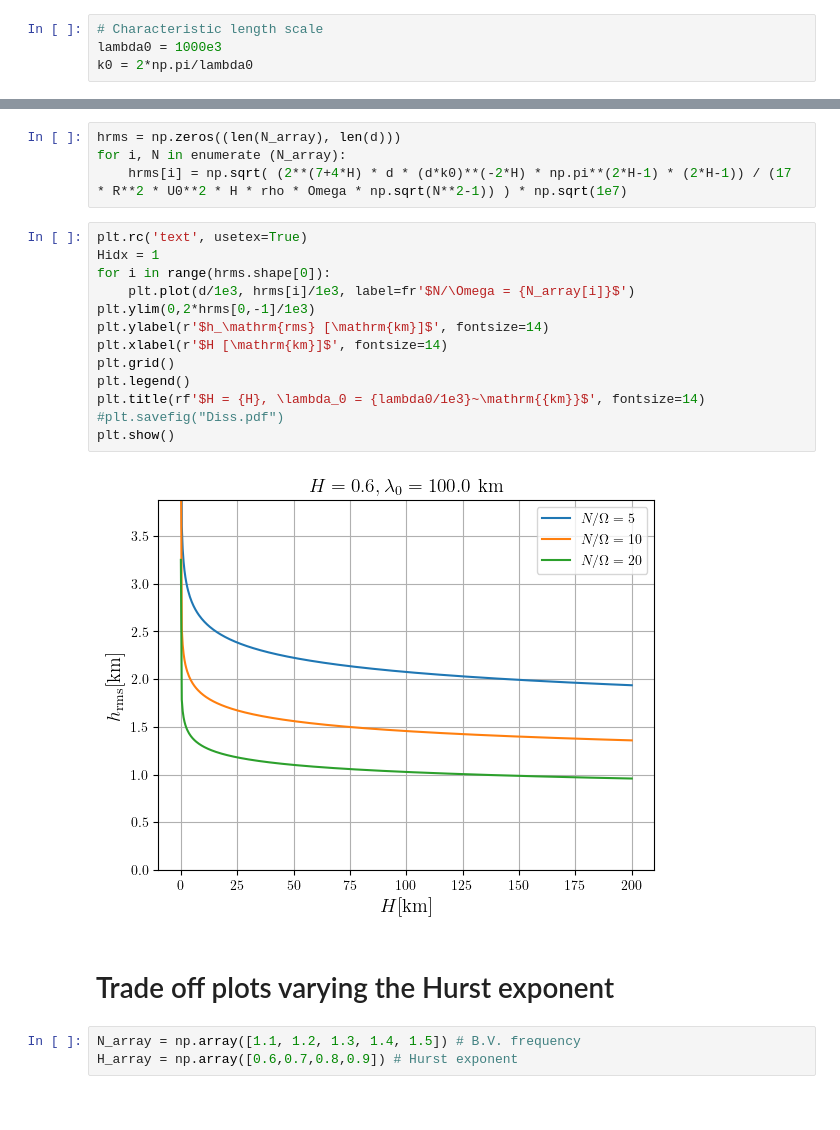
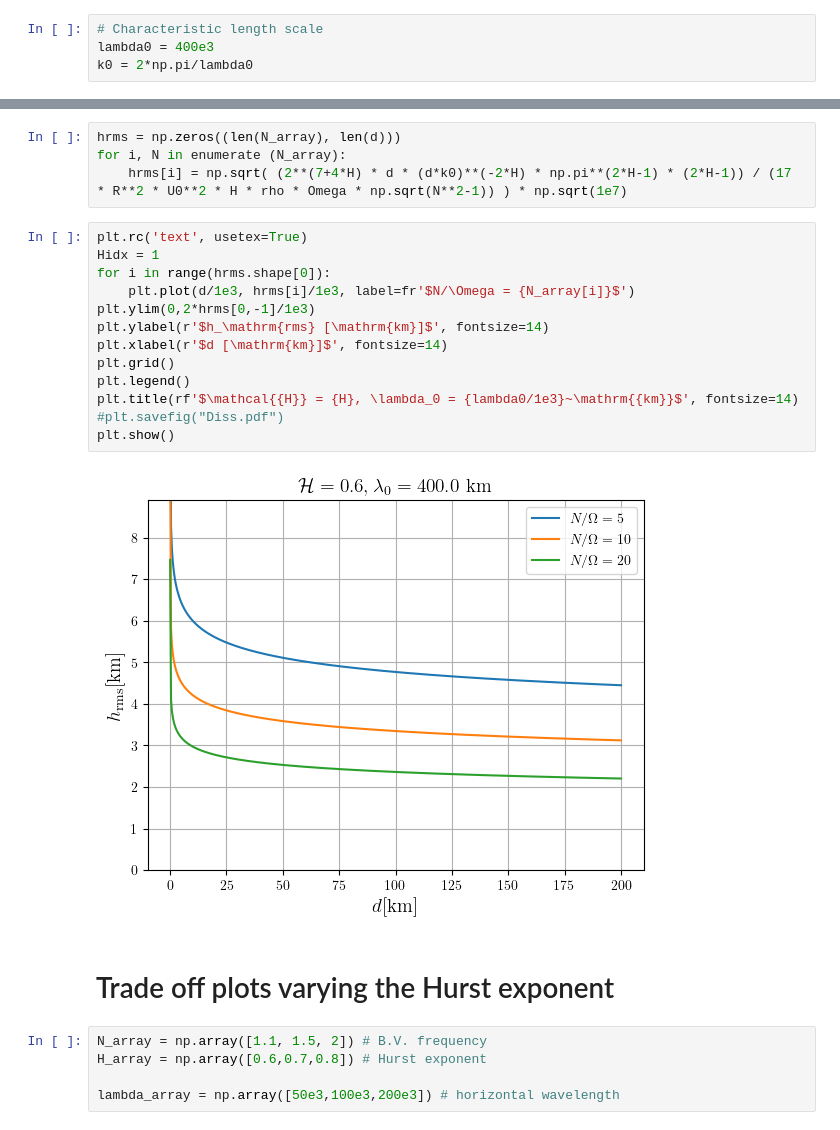
Before and after one commit to AnkitBarik/topo_nutation, a Jupyter notebook: trade-off.ipynb, the cells around one changed output, grey strips where cells are left out. Cells and saved outputs as stored; diff of their text form.

Commit message:
make better plots

```diff
--- a/trade-off.ipynb
+++ b/trade-off.ipynb
@@ -11,7 +11,7 @@ U0 = 8.7e-5
 # Trade off plot for a single value of the Hurst exponent
 # %%
 # Characteristic length scale
-lambda0 = 1000e3
+lambda0 = 400e3
 k0 = 2*np.pi/lambda0
 # %%
 N_array = np.array([5, 10, 20]) # B.V. frequency
@@ -25,21 +25,23 @@ for i, N in enumerate (N_array):
 # %%
 plt.rc('text', usetex=True)
 Hidx = 1
 for i in range(hrms.shape[0]):
     plt.plot(d/1e3, hrms[i]/1e3, label=fr'$N/\Omega = {N_array[i]}$')
 plt.ylim(0,2*hrms[0,-1]/1e3)
 plt.ylabel(r'$h_\mathrm{rms} [\mathrm{km}]$', fontsize=14)
-plt.xlabel(r'$H [\mathrm{km}]$', fontsize=14)
+plt.xlabel(r'$d [\mathrm{km}]$', fontsize=14)
 plt.grid()
 plt.legend()
-plt.title(rf'$H = {H}, \lambda_0 = {lambda0/1e3}~\mathrm{{km}}$', fontsize=14)
+plt.title(rf'$\mathcal{{H}} = {H}, \lambda_0 = {lambda0/1e3}~\mathrm{{km}}$', fontsize=14)
 #plt.savefig("Diss.pdf")
 plt.show()
 # %% [output]
-[figure, old version]
+[figure, new version]
 # %% [markdown]
 # Trade off plots varying the Hurst exponent
 # %%
-N_array = np.array([1.1, 1.2, 1.3, 1.4, 1.5]) # B.V. frequency
-H_array = np.array([0.6,0.7,0.8,0.9]) # Hurst exponent
+N_array = np.array([1.1, 1.5, 2]) # B.V. frequency
+H_array = np.array([0.6,0.7,0.8]) # Hurst exponent
+
+lambda_array = np.array([50e3,100e3,200e3]) # horizontal wavelength
 # %%
```
Also changed, not shown: parts of 6 cells of this notebook, 1 other file.
